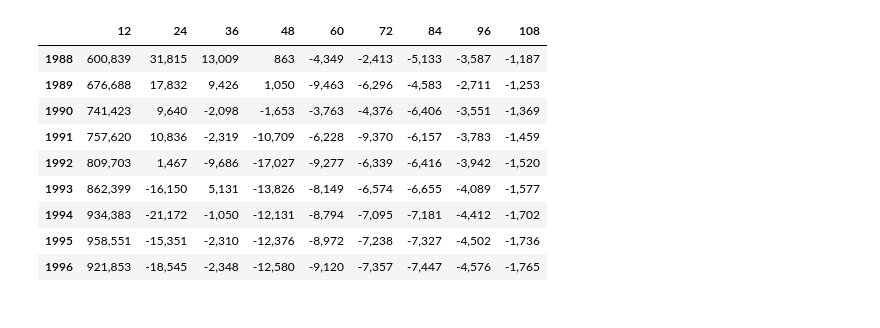
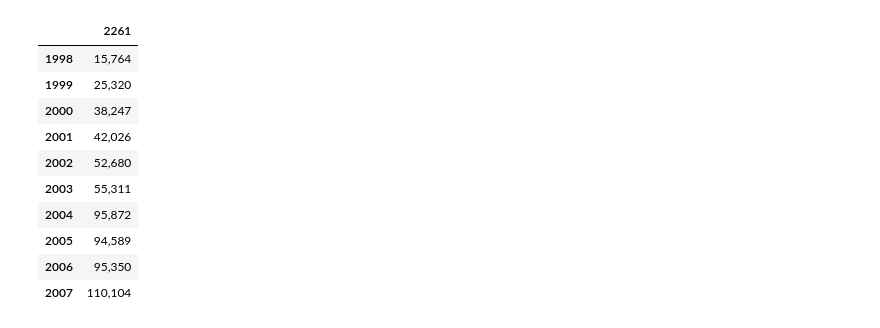
Before and after one commit to jbogaardt/fullstackactuary2024, a Jupyter notebook: LagStudyExample.ipynb, the cells around one changed output. Saved outputs shown, nothing was run; the diff lists cells and outputs as text; code cells hidden in the pictures.

```diff
--- a/LagStudyExample.ipynb
+++ b/LagStudyExample.ipynb
@@ -23,8 +23,6 @@ import chainladder as cl
 import numpy as np
 import pandas as pd
 # %%
-comauto = cl.load_sample("clrd").groupby("LOB").sum().loc["comauto"]
-print(comauto)
-print(comauto["IncurLoss"])
-print(comauto["EarnedPremNet"])
+xyz = cl.load_sample("xyz")
+print(xyz["Paid"])
 # %% [output]
@@ -48,20 +134,21 @@ Columns:    [IncurLoss, CumPaidLoss, BulkLoss, EarnedPremD...
 # %%
-comauto_1996 = comauto[comauto.valuation< pd.DatetimeIndex(["12/31/1997 23:59:59","12/31/1997 23:59:59"]).max()]
-ia_1996 = cl.IncrementalAdditive(
-    average = "simple",
-    n_periods = [4,3,4,4,4,4,3,2,1]
-    ).fit(
-    X=comauto_1996["IncurLoss"],
-    sample_weight=comauto_1996["EarnedPremNet"].latest_diagonal)
-ia_1996.incremental_
+##Recreates the tab '2007'
+xyz_07 = xyz[xyz.valuation.year < 2008]
+dev_07 = cl.Development(
+    n_periods = [3] * 2 + [-1] * 7
+    )
+cl_07 = dev_2007.fit_transform(xyz_07["Paid"])
+ult_07 = cl.Chainladder().fit(cl_07)
+ult_07.ultimate_
 # %% [output]
-|  | 12 | 24 | 36 | 48 | 60 | 72 | 84 | 96 | 108 |
-| 1988 | 600,839 | 31,815 | 13,009 | 863 | -4,349 | -2,413 | -5,133 | -3,587 | -1,187 |
-| 1989 | 676,688 | 17,832 | 9,426 | 1,050 | -9,463 | -6,296 | -4,583 | -2,711 | -1,253 |
-| 1990 | 741,423 | 9,640 | -2,098 | -1,653 | -3,763 | -4,376 | -6,406 | -3,551 | -1,369 |
-| 1991 | 757,620 | 10,836 | -2,319 | -10,709 | -6,228 | -9,370 | -6,157 | -3,783 | -1,459 |
-| 1992 | 809,703 | 1,467 | -9,686 | -17,027 | -9,277 | -6,339 | -6,416 | -3,942 | -1,520 |
-| 1993 | 862,399 | -16,150 | 5,131 | -13,826 | -8,149 | -6,574 | -6,655 | -4,089 | -1,577 |
-| 1994 | 934,383 | -21,172 | -1,050 | -12,131 | -8,794 | -7,095 | -7,181 | -4,412 | -1,702 |
-| 1995 | 958,551 | -15,351 | -2,310 | -12,376 | -8,972 | -7,238 | -7,327 | -4,502 | -1,736 |
-| 1996 | 921,853 | -18,545 | -2,348 | -12,580 | -9,120 | -7,357 | -7,447 | -4,576 | -1,765 |
+|  | 2261 |
+| 1998 | 15,764 |
+| 1999 | 25,320 |
+| 2000 | 38,247 |
+| 2001 | 42,026 |
+| 2002 | 52,680 |
+| 2003 | 55,311 |
+| 2004 | 95,872 |
+| 2005 | 94,589 |
+| 2006 | 95,350 |
+| 2007 | 110,104 |
```
Also changed, not shown: parts of 10 cells of this notebook, 3 other files.
